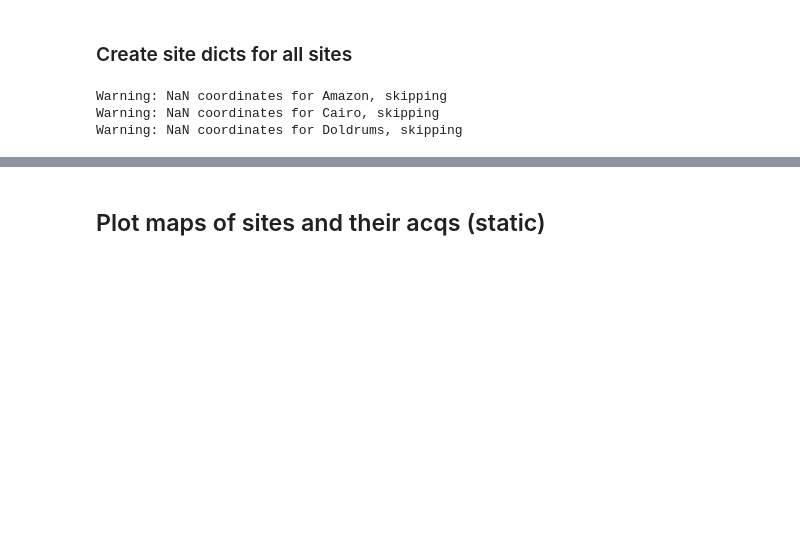
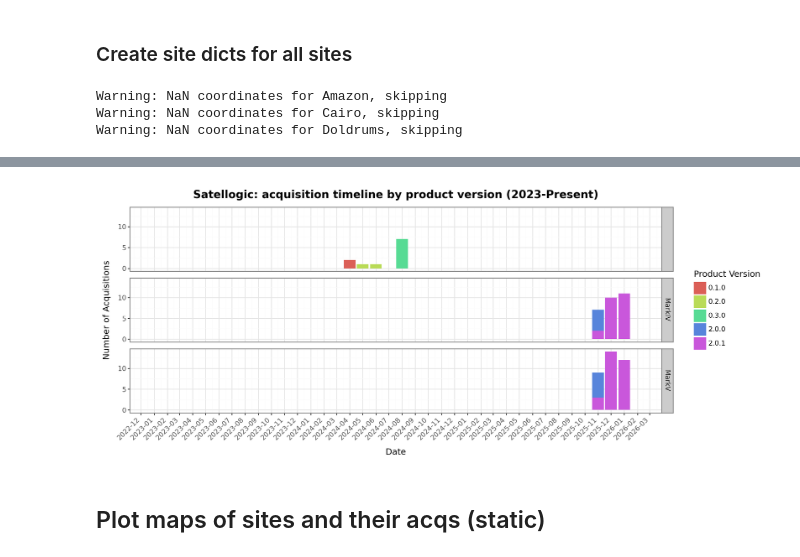
Before and after one commit to pahbs/csda_summaries, a Jupyter notebook: notebooks/csda_stac_search_satellogic.ipynb, the cells around one changed output, grey strips where cells are left out. Cells and saved outputs as stored; diff of their text form; code cells hidden in the pictures; blank space fills up the shorter version.

Commit message:
nb stac search mods

```diff
--- a/notebooks/csda_stac_search_satellogic.ipynb
+++ b/notebooks/csda_stac_search_satellogic.ipynb
@@ -244,0 +187,15 @@ Name: count, dtype: int64
+# %%
+COLLECTION_LIST = ['satellogic']
+START_OF_COMMERCIAL_ERA = '1999-01-01'
+TODAY = datetime.now().strftime('%Y-%m-%d')
+
+# START_DATE = '2010-01-01'
+# END_DATE = '2025-01-21'#'2024-10-31' # last date of data used for original Satellogic eval
+
+# START_DATE = '2025-01-21'#'2024-10-31' # last date of data used for original Satellogic eval
+# END_DATE = TODAY
+
+START_DATE = START_OF_COMMERCIAL_ERA
+END_DATE = TODAY
+
+CSDA_EVAL_SITE_ITEMS = list(site_dicts.items())
@@ -249,3 +268,59 @@ stac_gdf.shape
+# %%
+from plotnine import *
+import pandas as pd
+from datetime import datetime
+
+# Prepare data
+plot_df = stac_gdf.copy()
+plot_df.columns = plot_df.columns.str.replace(':', '_')
+
+# Convert datetime to pandas datetime if it's a string
+if plot_df['datetime'].dtype == 'object':
+    plot_df['datetime'] = pd.to_datetime(plot_df['datetime'])
+
+# Filter from 2010 onwards
+plot_df = plot_df[plot_df['datetime'] >= '2020-01-01'].copy()
+
+# Extract year-month for grouping
+plot_df['year_month'] = plot_df['datetime'].dt.to_period('M').astype(str)
+
+# Count acquisitions by year-month and version
+timeline_df = plot_df.groupby(['year_month', 'satl_product_version','site_name','satl_satellite_generation']).size().reset_index(name='count')
+
+# Convert year_month back to datetime for plotting
+timeline_df['date'] = pd.to_datetime(timeline_df['year_month'])
+
+# Define start and end dates
+start_date = pd.to_datetime('2023-01-01')
+end_date = timeline_df['date'].max()
+
+# Create plot with explicit x-axis limits
+p = (
+    ggplot(timeline_df, aes(x='date', y='count', fill='satl_product_version')) +
+    geom_col() +
+    scale_x_datetime(
+        limits=[start_date, end_date],
+        date_breaks='1 month',
+        date_labels='%Y-%m'
+    ) +
+    labs(
+        title=f'Satellogic: acquisition timeline by product version ({start_date.strftime('%Y')}-Present)',
+        x='Date',
+        y='Number of Acquisitions',
+        fill='Product Version'
+    ) +
+    theme_bw() +
+    theme(
+        figure_size=(12, 5),
+        axis_text_x=element_text(angle=45, hjust=1),
+        plot_title=element_text(size=14, weight='bold')
+    )
+    + facet_grid('satl_satellite_generation~')
+)
+
+p
+# %% [output]
+[figure, added]
 # %% [markdown]
 ## Plot maps of sites and their acqs (static)
 # %% [markdown]
```
Also changed, not shown: parts of 8 cells of this notebook, 2 other files.
